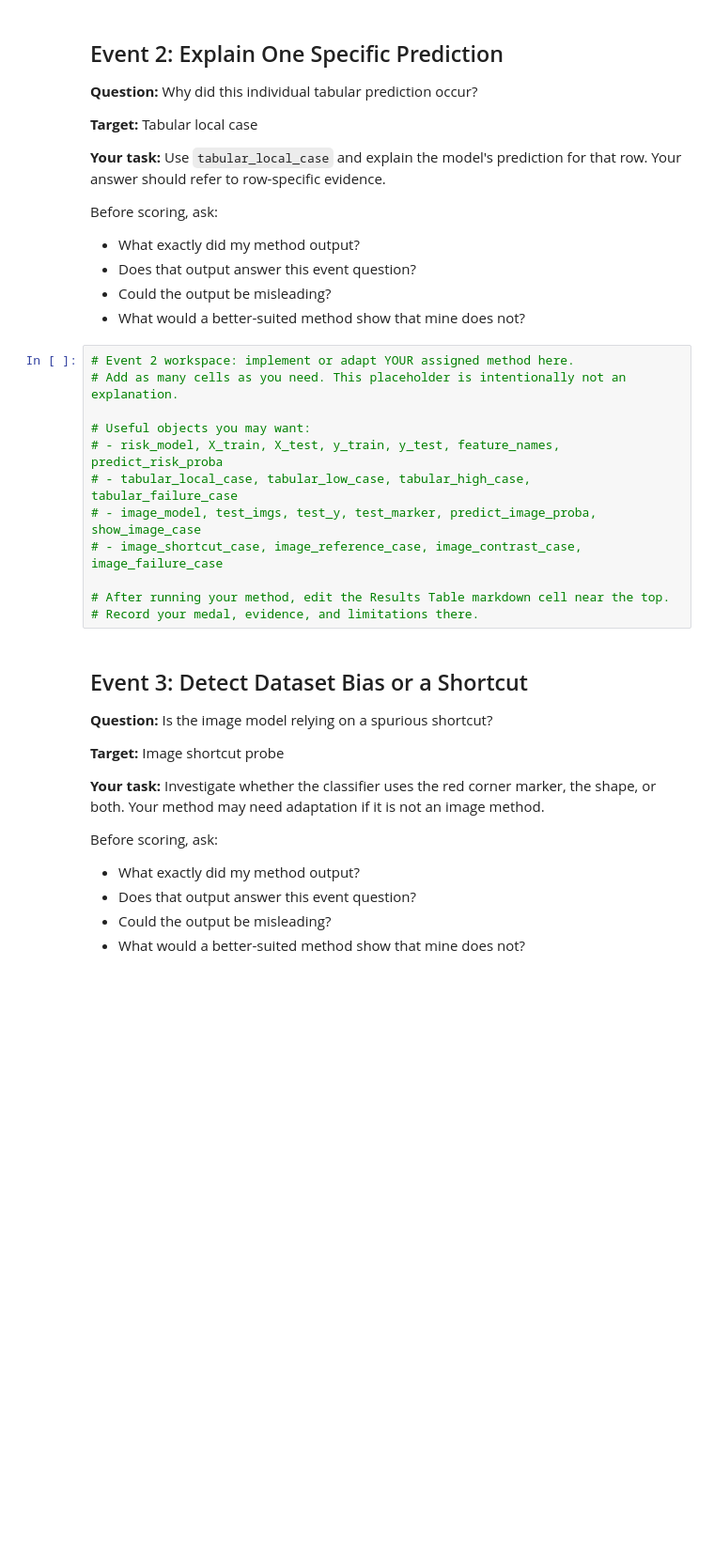
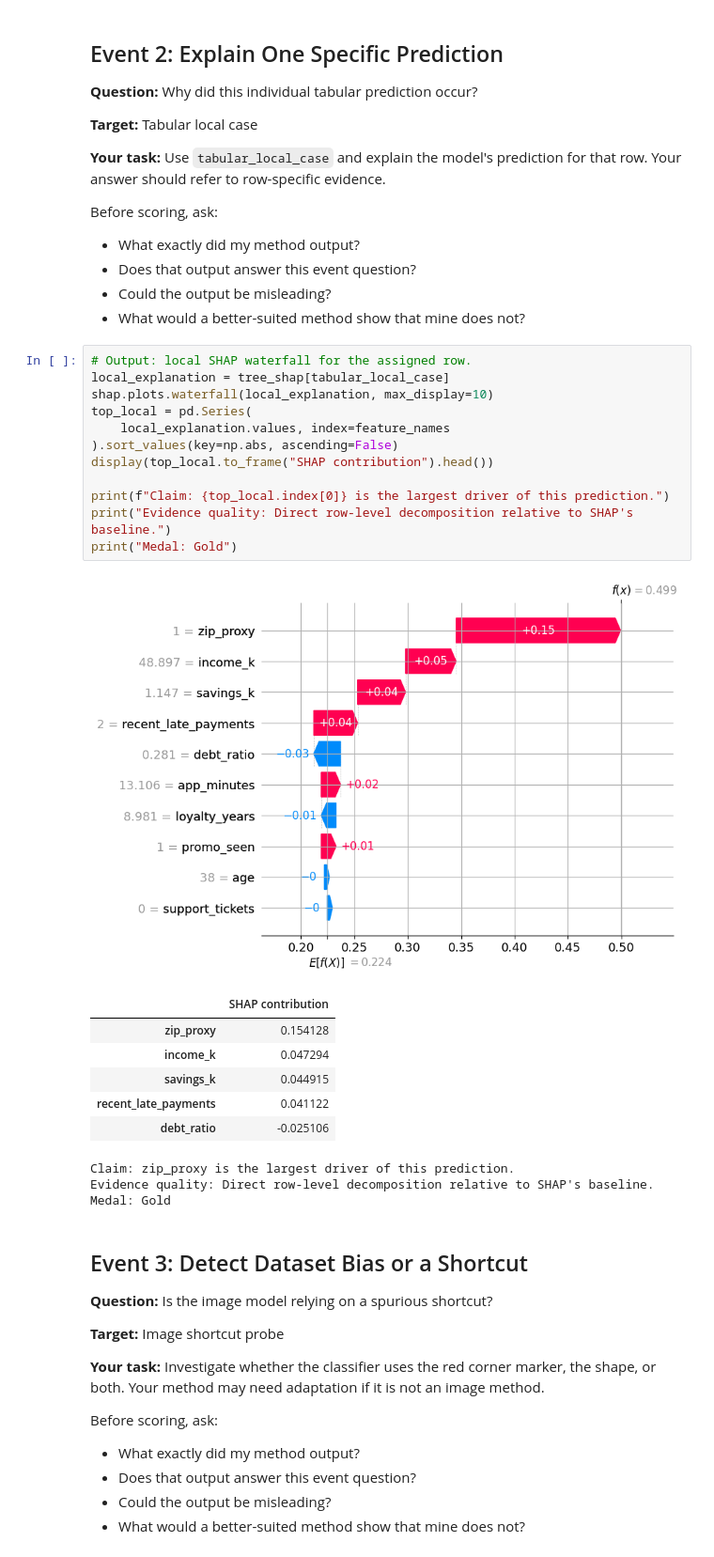
Before and after one commit to duke-aipi-Han/aipi590-XAI, a Jupyter notebook: assignments/xai_decathlon.ipynb, the cells around one changed output. Shown at 94% size. Drawn from its saved outputs; the diff is of its cells as text; blank space fills up the shorter version.

```diff
--- a/assignments/xai_decathlon.ipynb
+++ b/assignments/xai_decathlon.ipynb
@@ -649,18 +690,29 @@ Before scoring, ask:
 - Does that output answer this event question?
 - Could the output be misleading?
 - What would a better-suited method show that mine does not?
-# %%
-# Event 2 workspace: implement or adapt YOUR assigned method here.
-# Add as many cells as you need. This placeholder is intentionally not an explanation.
-
-# Useful objects you may want:
-# - risk_model, X_train, X_test, y_train, y_test, feature_names, predict_risk_proba
-# - tabular_local_case, tabular_low_case, tabular_high_case, tabular_failure_case
-# - image_model, test_imgs, test_y, test_marker, predict_image_proba, show_image_case
-# - image_shortcut_case, image_reference_case, image_contrast_case, image_failure_case
-
-# After running your method, edit the Results Table markdown cell near the top.
-# Record your medal, evidence, and limitations there.
+# %%
+# Output: local SHAP waterfall for the assigned row.
+local_explanation = tree_shap[tabular_local_case]
+shap.plots.waterfall(local_explanation, max_display=10)
+top_local = pd.Series(
+    local_explanation.values, index=feature_names
+).sort_values(key=np.abs, ascending=False)
+display(top_local.to_frame("SHAP contribution").head())
+
+print(f"Claim: {top_local.index[0]} is the largest driver of this prediction.")
+print("Evidence quality: Direct row-level decomposition relative to SHAP's baseline.")
+print("Medal: Gold")
+# %% [output]
+[figure, added]
+|  | SHAP contribution |
+| zip_proxy | 0.154128 |
+| income_k | 0.047294 |
+| savings_k | 0.044915 |
+| recent_late_payments | 0.041122 |
+| debt_ratio | -0.025106 |
+Claim: zip_proxy is the largest driver of this prediction.
+Evidence quality: Direct row-level decomposition relative to SHAP's baseline.
+Medal: Gold
 # %% [markdown]
 ## Event 3: Detect Dataset Bias or a Shortcut
 
```
Also changed, not shown: parts of 23 cells of this notebook.
